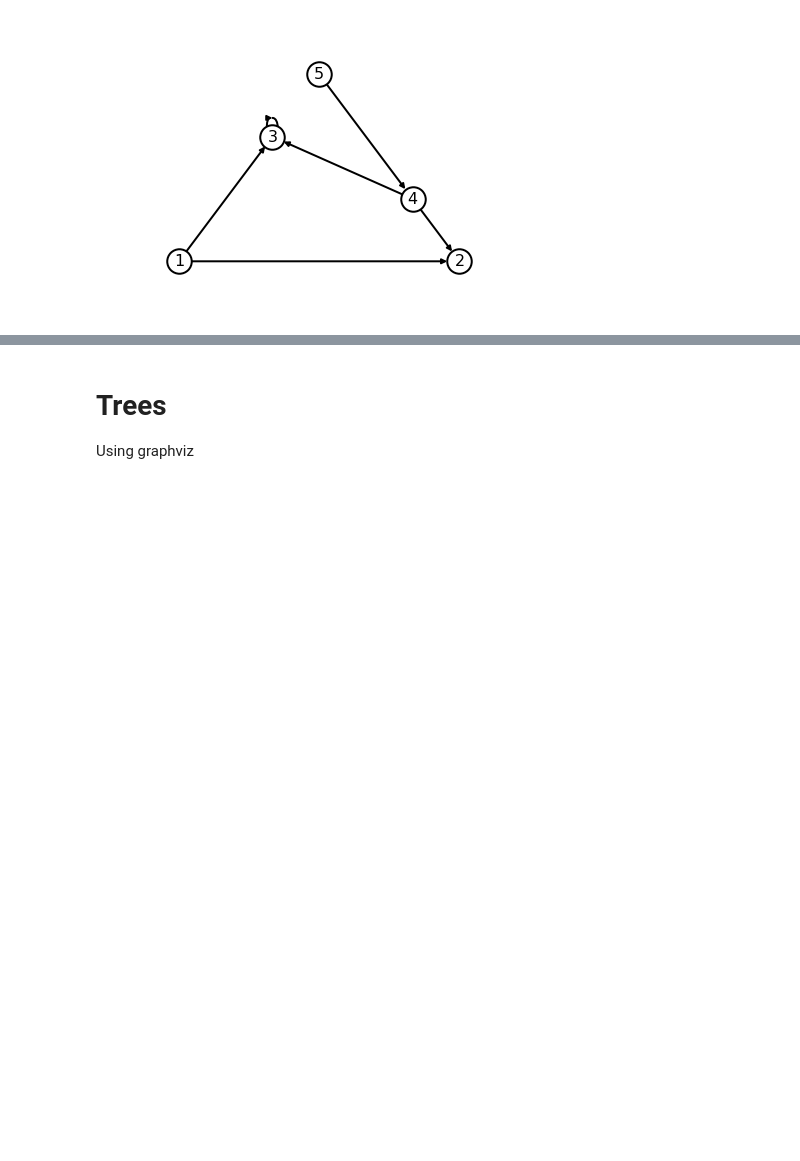
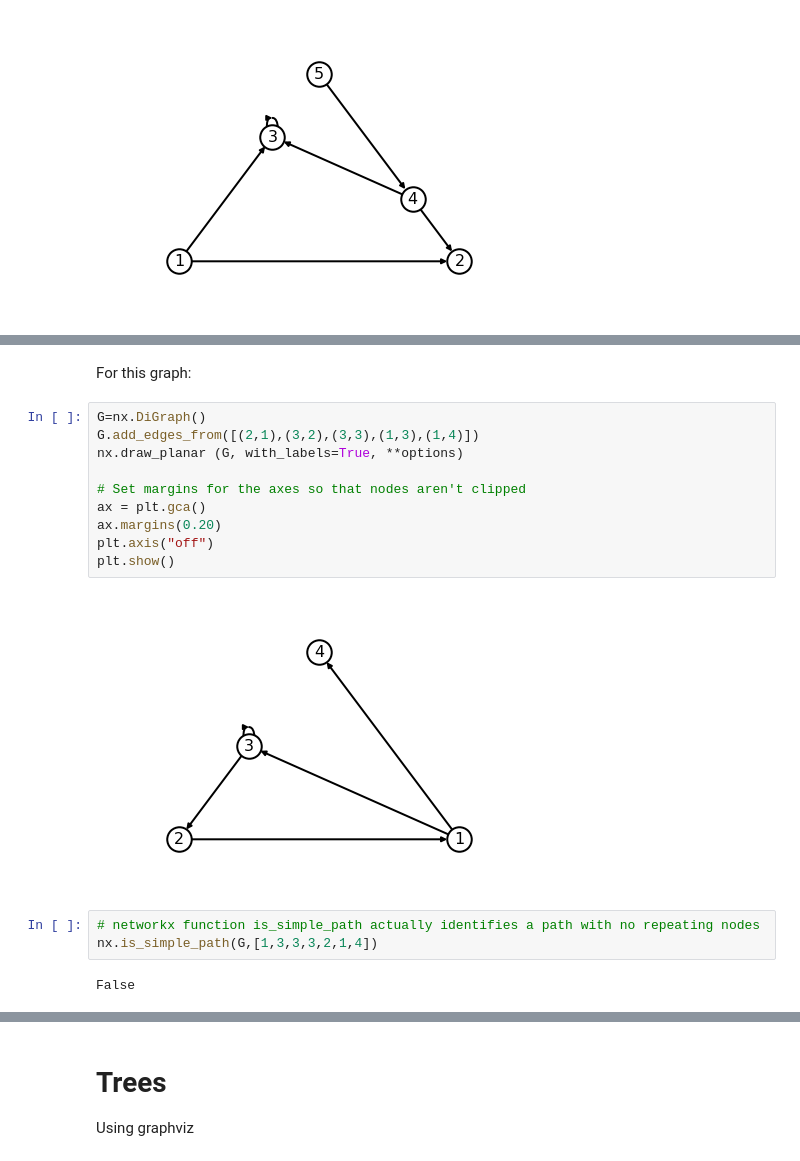
Before and after one commit to SteveR-Ncl/maths-colab-notebooks, a Jupyter notebook: Maths_graphs.ipynb, the cells around one changed output, grey strips where cells are left out. Saved outputs shown, nothing was run; the diff lists cells and outputs as text; blank space fills up the shorter version.

Commit message:
Graph path, circuit, cycle functions

```diff
--- a/Maths_graphs.ipynb
+++ b/Maths_graphs.ipynb
@@ -51,0 +85,19 @@ Order is 5
+# %% [markdown]
+For this graph:
+# %%
+G=nx.DiGraph()
+G.add_edges_from([(2,1),(3,2),(3,3),(1,3),(1,4)])
+nx.draw_planar (G, with_labels=True, **options)
+
+# Set margins for the axes so that nodes aren't clipped
+ax = plt.gca()
+ax.margins(0.20)
+plt.axis("off")
+plt.show()
+# %% [output]
+[figure, added]
+# %%
+# networkx function is_simple_path actually identifies a path with no repeating nodes
+nx.is_simple_path(G,[1,3,3,3,2,1,4])
+# %% [output]
+False
```
Also changed, not shown: parts of 12 cells of this notebook.
